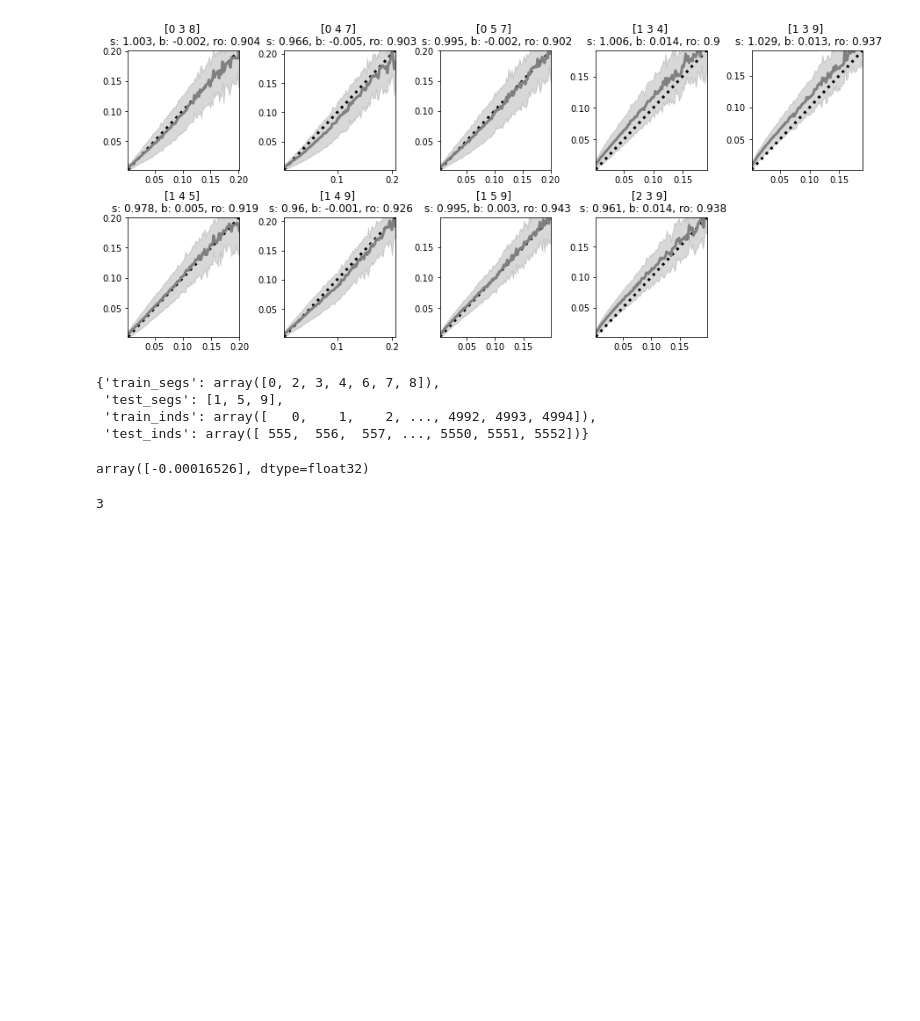
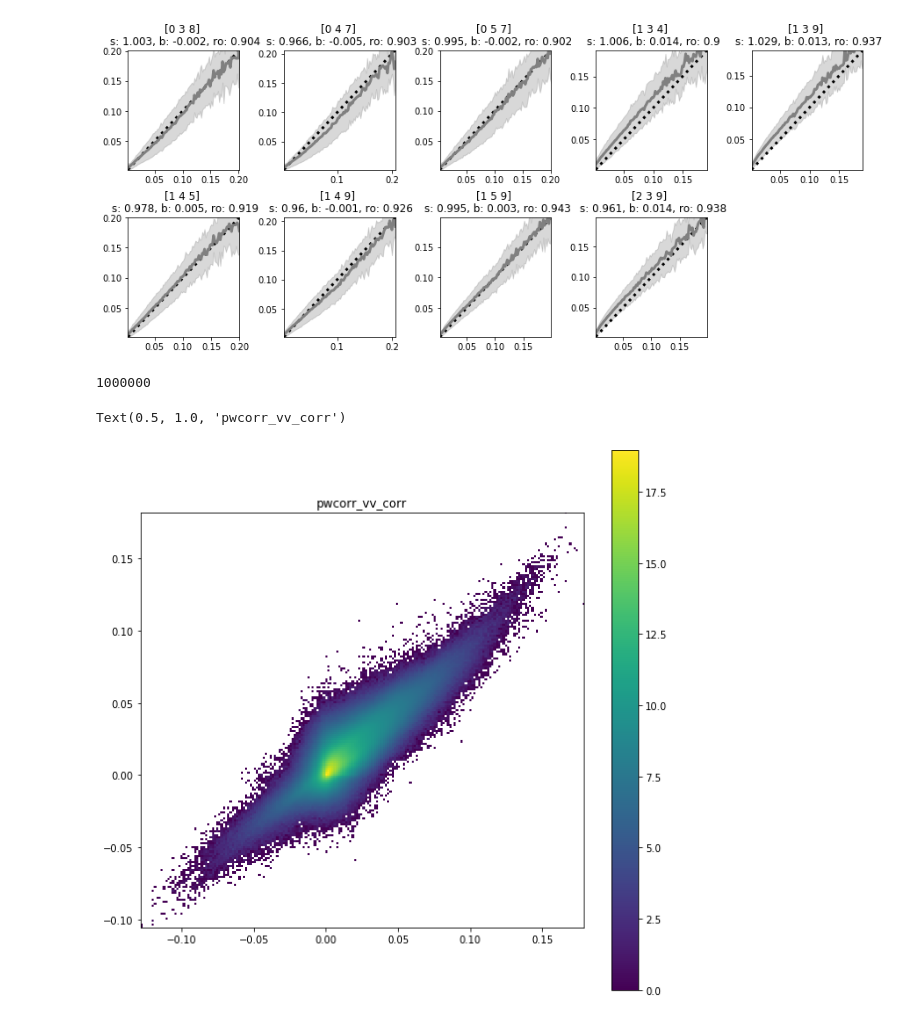
Before and after one commit to vdplasthijs/zf-rbm, a Jupyter notebook: Figures/fig_model_selection.ipynb, the cells around one changed output. Drawn from its saved outputs; the diff is of its cells as text; code cells hidden in the pictures; blank space fills up the shorter version.

```diff
--- a/Figures/fig_model_selection.ipynb
+++ b/Figures/fig_model_selection.ipynb
@@ -481,7 +494,0 @@ def export_inds(test_segs=[0], save_file=True, file_name=None, save_folder=str()
-# %%
-export_inds(test_segs=[1, 5, 9], save_file=True, save_folder='/home/thijs/repos/dnp-code/train_test_inds/')
-# %% [output]
-{'train_segs': array([0, 2, 3, 4, 6, 7, 8]),
- 'test_segs': [1, 5, 9],
- 'train_inds': array([   0,    1,    2, ..., 4992, 4993, 4994]),
- 'test_inds': array([ 555,  556,  557, ..., 5550, 5551, 5552])}
@@ -491,5 +494,0 @@ tmp1 = np.random.randn(100000000).astype('float32')
-# %%
-tmp_m = sklearn.linear_model.LinearRegression().fit(tmp[:, np.newaxis], tmp1)
-tmp_m.coef_
-# %% [output]
-array([-0.00016526], dtype=float32)
@@ -498,4 +495,32 @@ tmp_h = np.histogram2d(tmp, tmp1)
-# %%
-len(tmp_h)
-# %% [output]
-3
+# %%
+nn = int(1e6)
+print(nn)
+tmp = np.abs(np.random.randn(nn).astype('float32')) + np.linspace(0, 10, nn)
+tmp1 = np.abs(np.random.randn(nn).astype('float32')) + np.linspace(0, 5, nn)
+
+tmp_m = sklearn.linear_model.LinearRegression().fit(tmp[:, np.newaxis], tmp1)
+print(tmp_m.coef_, tmp_m.intercept_)
+
+plt.rcParams['figure.figsize'] = (5, 5)
+plt.plot(tmp, tmp1, '.')
+plt.plot([0, 14], [0, 14], '--')
+arr = np.arange(0, 14)
+plt.plot(arr, tmp_m.coef_[0] * arr + tmp_m.intercept_)
+
+hist, xbins, ybins = np.histogram2d(tmp, tmp1, bins=100)
+hist = hist.T
+# %% [output]
+1000000
+# %%
+# plt.hist2d(tmp, tmp1, bins=50
+plt.rcParams['figure.figsize'] = (10, 10)
+name_mom = 'pwcorr_vv_corr'
+xbins = dict_tt_stats[name_mom]['histogram2d'][1]
+ybins = dict_tt_stats[name_mom]['histogram2d'][2]
+plt.imshow(np.log(dict_tt_stats[name_mom]['histogram2d'][0]), interpolation='nearest', origin='low',
+           extent=[xbins[0], xbins[-1], ybins[0], ybins[-1]])
+plt.colorbar()
+plt.title(f'{name_mom}')
+# %% [output]
+Text(0.5, 1.0, 'pwcorr_vv_corr')
+[figure, added]
```
Also changed, not shown: parts of 15 cells of this notebook.
